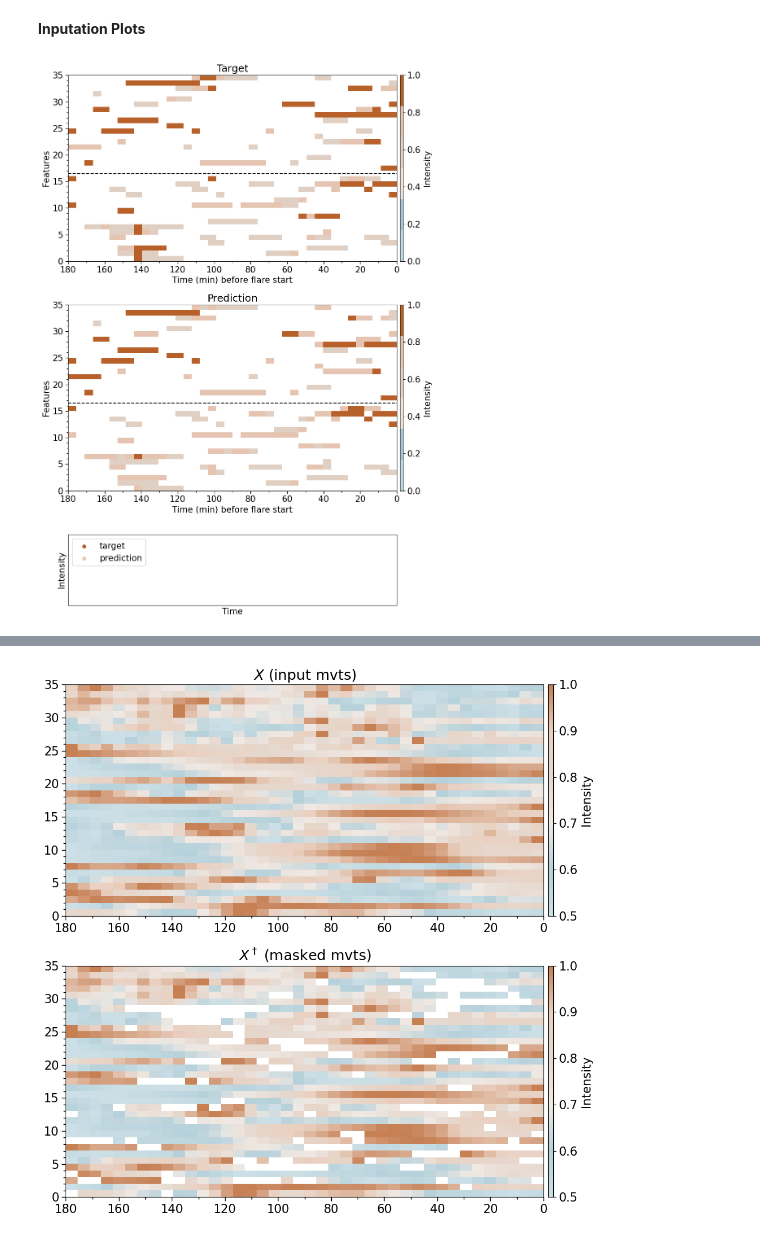
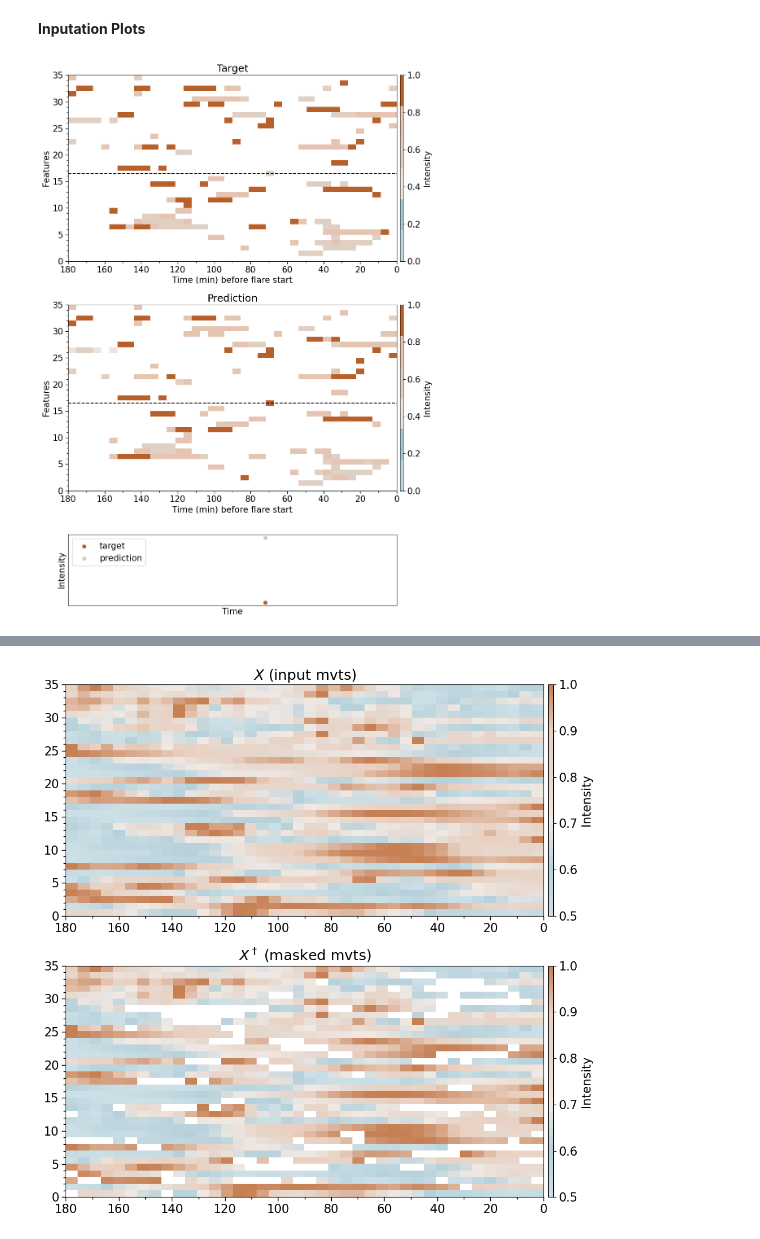
Before and after one commit to brandonlpanos/mvts, a Jupyter notebook: src/plotting.ipynb, the cells around one changed output, grey strips where cells are left out. Saved outputs shown, nothing was run; the diff lists cells and outputs as text; code cells hidden in the pictures.

```diff
--- a/src/plotting.ipynb
+++ b/src/plotting.ipynb
@@ -49,7 +49,7 @@ target_masks = target_masks.to(device)
 padding_mask = padding_mask.to(device)
 y_hat, _ = model(x_masked, padding_mask)
 # %%
-select_instance = 69
+select_instance = 64
 select_feature = 16
 vertical_select = 14
 
@@ -114,34 +114,34 @@ cbar.set_label('Intensity')
 ax2 = plt.subplot(gs[2:4, :])
 ax2.set_title('Prediction')
 ax2.set_ylabel('Features')
 ax2.set_xlabel('Time (min) before flare start')
 im2 = ax2.imshow(prediction_array, aspect='auto', cmap=custom_cmap, label='prediction', vmin=0., vmax=1, extent=[180, 0, 35, 0])
 ax2.axhline(y=select_feature + 0.5, color='k', linestyle='--')
 ax2.xaxis.set_major_locator(MultipleLocator(20))
 ax2.xaxis.set_minor_locator(MultipleLocator(10))
 ax2.yaxis.set_major_locator(MultipleLocator(5))
 ax2.yaxis.set_minor_locator(MultipleLocator(1))
 ax2.tick_params(which='major', length=5,width=1)
 ax2.tick_params(which='minor', length=3,width=1)
 ax2.set_ylim(0,35)
 cbar = plt.colorbar(im2, cax=ax2.inset_axes([1.01, 0, 0.01, 1]), aspect=10)
 cbar.set_label('Intensity')
 
 ax3 = plt.subplot(gs[4, :])
 ax3.set_xlabel('Time')
 ax3.set_ylabel('Intensity')
 ax3.scatter(range(len(target_vec)), target_vec, c='#B86029', label='target')
 ax3.scatter(range(len(prediction_vec)), prediction_vec, c='#E5C5B2', label='prediction')
 ax3.set_xlim(0,40)
 ax3.set_yticks([])
 ax3.set_xticks([])
 ax3.legend(loc='upper left')
 
 plt.tight_layout()
 # plt.savefig(f'/Users/brandonlpanos/papers/transformer/figs/denoising.png', dpi=300, bbox_inches='tight')
 plt.show()
 # %% [output]
-[figure, old version]
+[figure, new version]
 # %%
 x, mask, _ = next(iter(val_dataloader))
 padding_mask = find_padding_masks(x)
```
Also changed, not shown: parts of 6 cells of this notebook.
